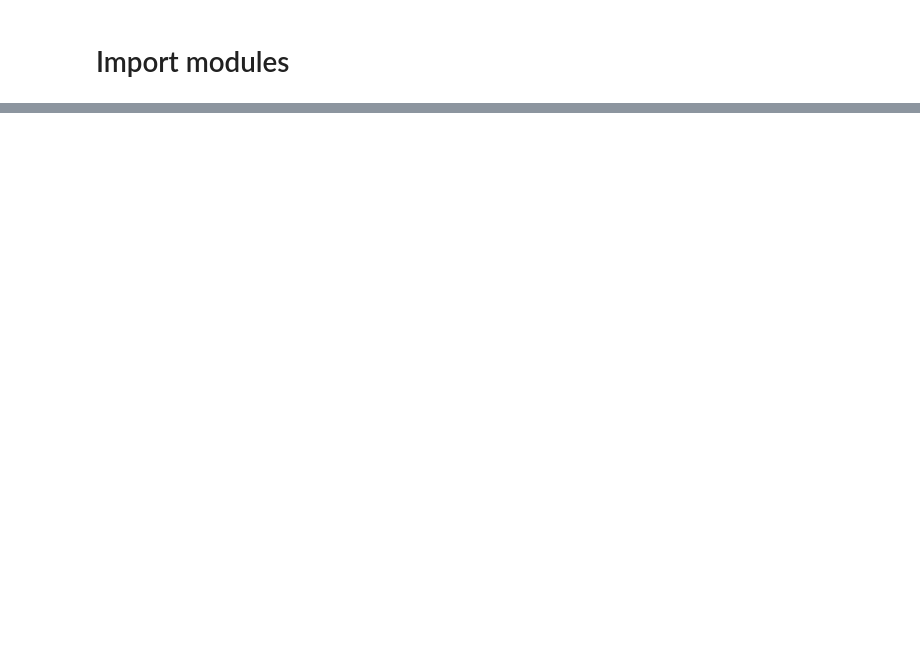
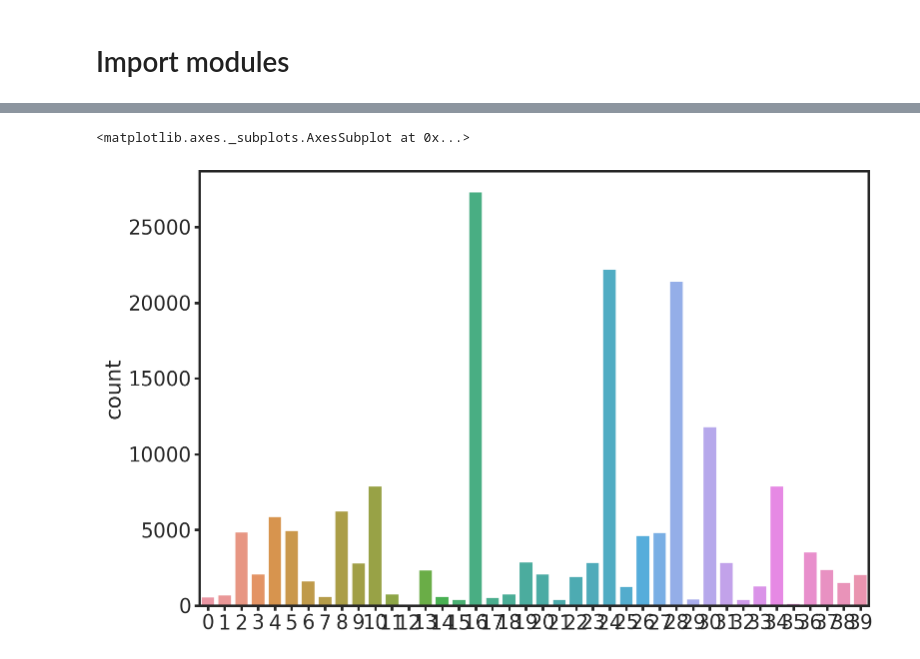
Before and after one commit to beangoben/gnn_workshop_riiaa, a Jupyter notebook: Template.ipynb, the cells around one changed output, grey strips where cells are left out. Cells and saved outputs as stored; diff of their text form; code cells hidden in the pictures; blank space fills up the shorter version.

```diff
--- a/Template.ipynb
+++ b/Template.ipynb
@@ -59,5 +202,5 @@ tf     : 2.2.0-rc4
 # %%
-#import torch_geometric.transforms as T
-from ogb.nodeproppred import PygNodePropPredDataset
+from ogb.nodeproppred import NodePropPredDataset
 
-dataset = PygNodePropPredDataset(name='ogbn-arxiv')
+dataset = NodePropPredDataset(name = 'ogbn-arxiv')
+dataset
@@ -63,0 +247,5 @@ dataset = PygNodePropPredDataset(name='ogbn-arxiv')
+# %%
+sns.countplot(dataset.labels.ravel())
+# %% [output]
+<matplotlib.axes._subplots.AxesSubplot at 0x...>
+[figure, added]
```
Also changed, not shown: parts of 12 cells of this notebook, 4 other files.
